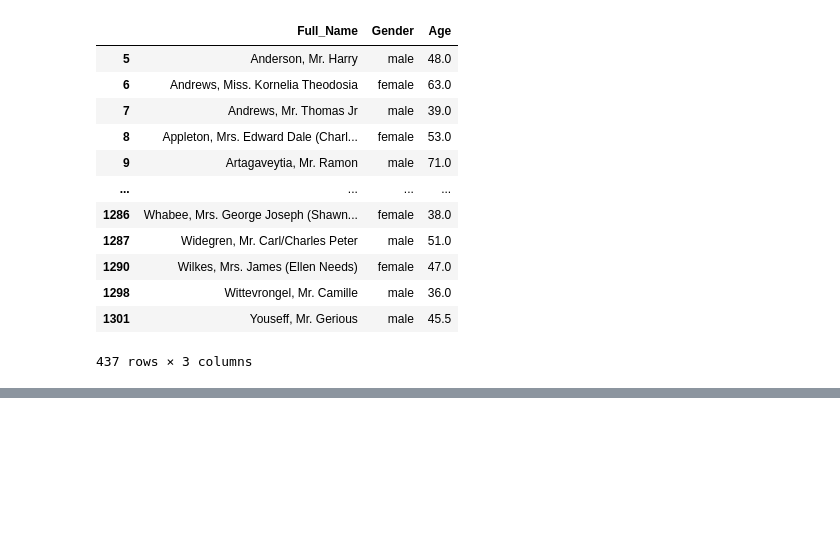
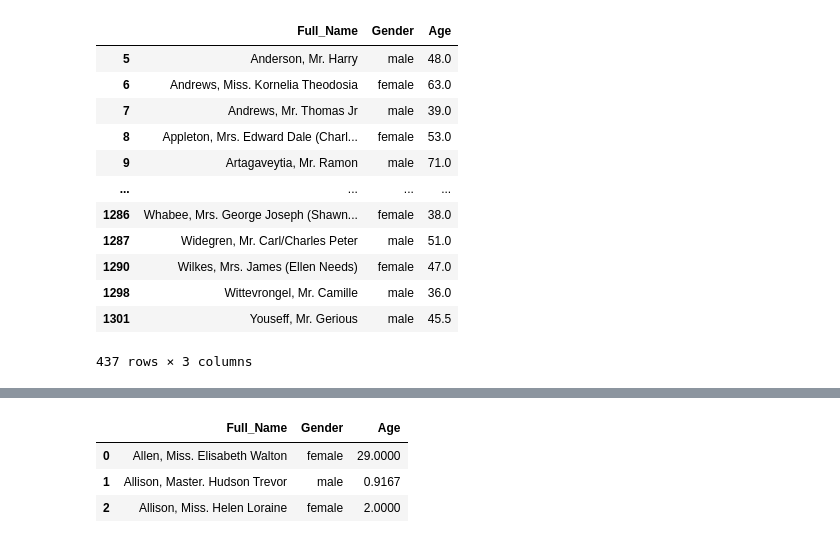
Before and after one commit to sangu0005/data_analysis_workspace, a Jupyter notebook: Pandas.ipynb, the cells around one changed output, grey strips where cells are left out. Drawn from its saved outputs; the diff is of its cells as text; code cells hidden in the pictures; blank space fills up the shorter version.

```diff
--- a/Pandas.ipynb
+++ b/Pandas.ipynb
@@ -133,0 +143,7 @@ df.loc[df['Age'] > 30, ['Full_Name', 'Gender', 'Age']]
+# %%
+df.loc[[0, 1, 2], ['Full_Name', 'Gender', 'Age']]
+# %% [output]
+|  | Full_Name | Gender | Age |
+| 0 | Allen, Miss. Elisabeth Walton | female | 29.0000 |
+| 1 | Allison, Master. Hudson Trevor | male | 0.9167 |
+| 2 | Allison, Miss. Helen Loraine | female | 2.0000 |
```
Also changed, not shown: parts of 1 cell of this notebook.
